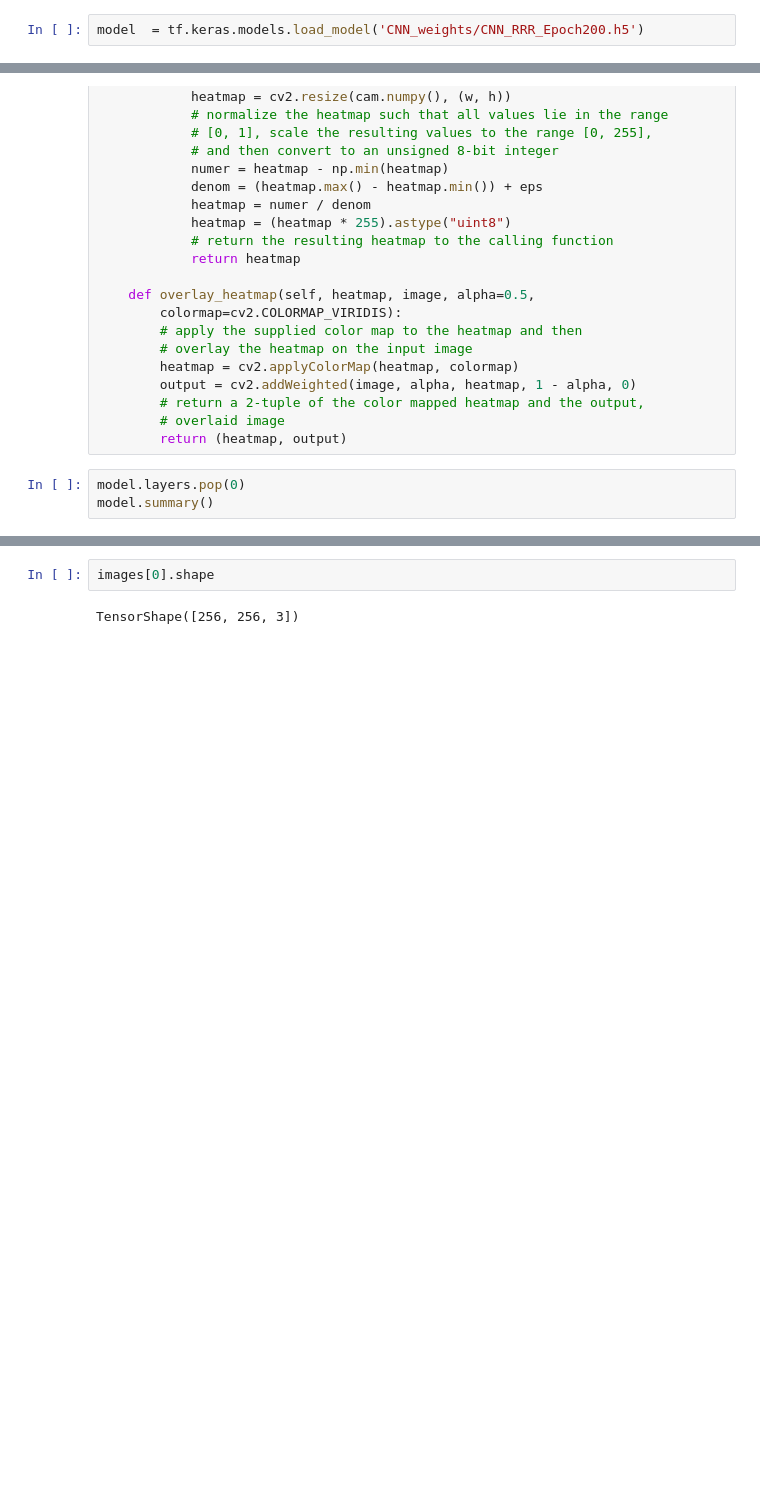
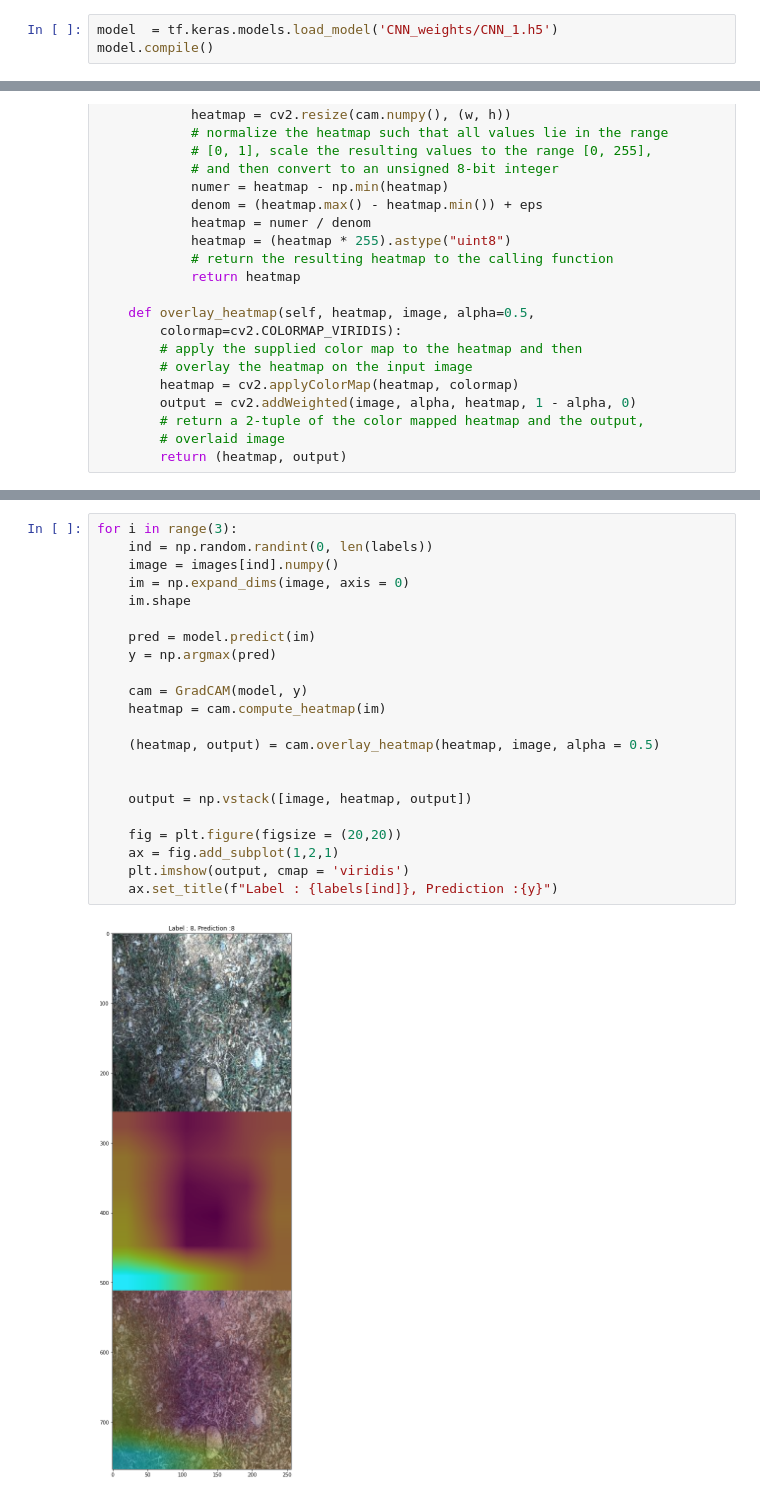
Before and after one commit to limweiliang/weed-classifier, a Jupyter notebook: GRAD CAM.ipynb, the cells around one changed output, grey strips where cells are left out. Saved outputs shown, nothing was run; the diff lists cells and outputs as text; blank space fills up the shorter version.

Commit message:
Implemented GradCam

```diff
--- a/GRAD CAM.ipynb
+++ b/GRAD CAM.ipynb
@@ -43,7 +50,8 @@ del ds
 #del images
 #del labels
 # %%
-model  = tf.keras.models.load_model('CNN_weights/CNN_RRR_Epoch200.h5')
+model  = tf.keras.models.load_model('CNN_weights/CNN_1.h5')
+model.compile()
 # %%
 model.summary()
 # %% [output]
@@ -151,6 +159,3 @@ class GradCAM:
         # return a 2-tuple of the color mapped heatmap and the output,
         # overlaid image
         return (heatmap, output)
-# %%
-model.layers.pop(0)
-model.summary()
@@ -187,4 +162,24 @@ ValueError: in user code:
-# %%
-images[0].shape
-# %% [output]
-TensorShape([256, 256, 3])
+# %%
+for i in range(3):
+    ind = np.random.randint(0, len(labels))
+    image = images[ind].numpy()
+    im = np.expand_dims(image, axis = 0)
+    im.shape
+
+    pred = model.predict(im)
+    y = np.argmax(pred)
+
+    cam = GradCAM(model, y)
+    heatmap = cam.compute_heatmap(im)
+
+    (heatmap, output) = cam.overlay_heatmap(heatmap, image, alpha = 0.5)
+
+
+    output = np.vstack([image, heatmap, output])
+
+    fig = plt.figure(figsize = (20,20))
+    ax = fig.add_subplot(1,2,1)
+    plt.imshow(output, cmap = 'viridis')
+    ax.set_title(f"Label : {labels[ind]}, Prediction :{y}")
+# %% [output]
+[figure, added]
```
Also changed, not shown: parts of 7 cells of this notebook.
